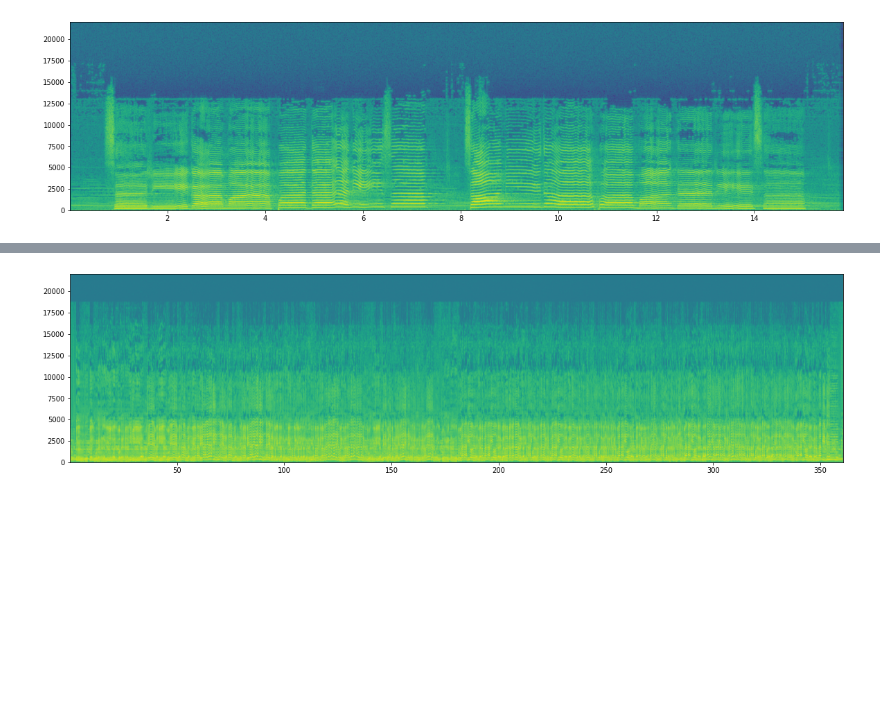
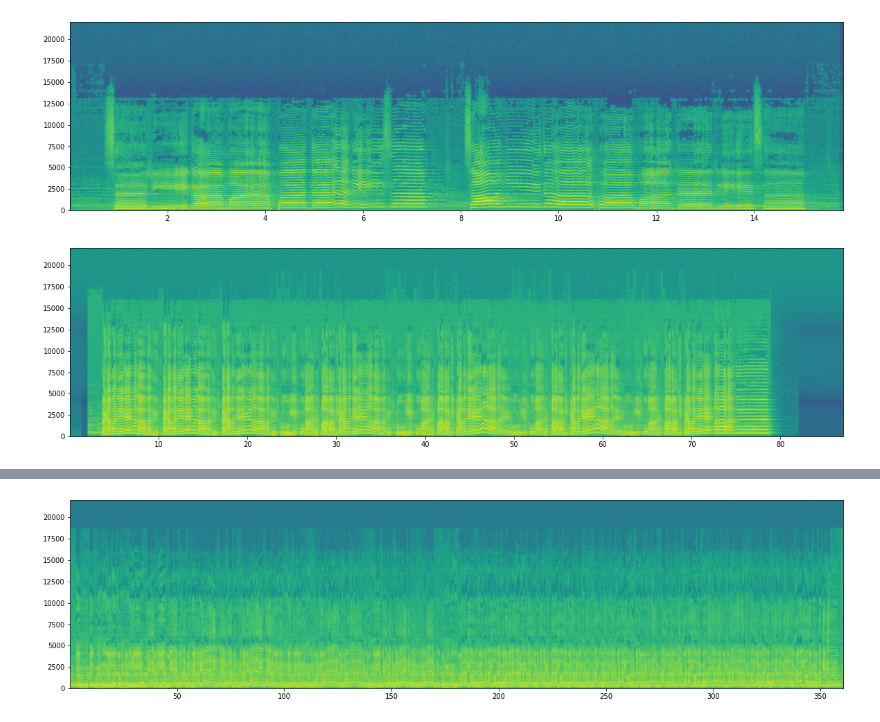
Before and after one commit to Kodhandarama/Audio_Analysis, a Jupyter notebook: pitch_contour.ipynb, the cells around one changed output, grey strips where cells are left out. Saved outputs shown, nothing was run; the diff lists cells and outputs as text; code cells hidden in the pictures; blank space fills up the shorter version.

```diff
--- a/pitch_contour.ipynb
+++ b/pitch_contour.ipynb
@@ -27,7 +27,7 @@ class Audio:
     self.constant_pitch(with_n = False)
     #self.tonic = self.find_tonic()
     #self.constant_pitch(with_n = True)
-
+    self.find_gamaka()
   # computing pitch contour
   def pitch_contour(self,dt = 0.01):
     self.pitch, self.time_axis, self.s = swipe(self.x,self.sr1,[100, 500],dt, 0.4)
@@ -70,6 +70,16 @@ class Audio:
     k = np.array(k)
     self.cpn,self.constant_pitch_time = k.T
     #self.constant_pitch_notes = [(i,j) for i,j in all_normalized_notes.items() if j in self.cpn]
+
+  def find_gamaka(self):
+    self.gamaka = []
+    diff_p = np.diff(self.pitch)
+    for i in range(0,len(diff_p)):
+      if abs(diff_p[i]>4) and self.pitch[i] not in self.cpn:
+        self.gamaka.append([self.time_axis[i],self.pitch[i]])
+    gamaka_T = np.array(self.gamaka)
+    self.gamaka = gamaka_T.T
+
   def find_tonic(self):
     def most_frequent(List):
       counter = 0
@@ -156,6 +166,16 @@ class Audio:
     # print("tonic not found sigh")
     # print(toniclist[0])
     return toniclist[0] #lets just assume Pa was there
+  def plot(self,**kwargs):
+    for key,value in kwargs.items():
+      if(key=='contour' and value):
+        plt.plot(self.time_axis,self.pitch,label = 'Pitch Contour')
+      if(key == 'cpn' and value):
+        plt.plot(self.time_axis,self.pitch,c="#FF0000",label = 'Pitch Contour')
+        plt.scatter(self.constant_pitch_time,self.cpn,c='0',label = 'Constant Pitch')
+      if(key == 'gamaka' and value):
+        plt.scatter(self.gamaka[0],self.gamaka[1],c="#00FF00",label = 'Gamaka')
+      plt.legend(loc='upper center', bbox_to_anchor=(0.5, -0.05), shadow=True, ncol=2)
 # %%
 #from Audio import *
 ratios = {'Sa':1,'Ri1':16/15,'Ri2/Ga1':9/8,'Ga2/Ri3':6/5,'Ga3':5/4,'Ma1':4/3,'Ma2':17/12,'Pa':3/2,'Da1':8/5,
@@ -172,3 +188,9 @@ test = Audio('/content/drive/My Drive/Projects/AA/Music dataset/08-rAgam_tAnam_p
 shankarabarana = Audio('/content/drive/My Drive/Projects/AA/Music dataset/Raga_Surabhi_3.wav')
 # %% [output]
 [figure]
+# %%
+kalyani_0 = Audio('/content/drive/My Drive/Projects/AA/Music dataset/Kalyani/Raga_Kalyani_0.wav')
+kalyani_1 = Audio('/content/drive/My Drive/Projects/AA/Music dataset/Kalyani/Raga_Kalyani_1.wav')
+kalyani_2 = Audio('/content/drive/My Drive/Projects/AA/Music dataset/Kalyani/Raga_Kalyani_2.wav')
+# %% [output]
+[figure, added]
```
Also changed, not shown: parts of 9 cells of this notebook.
